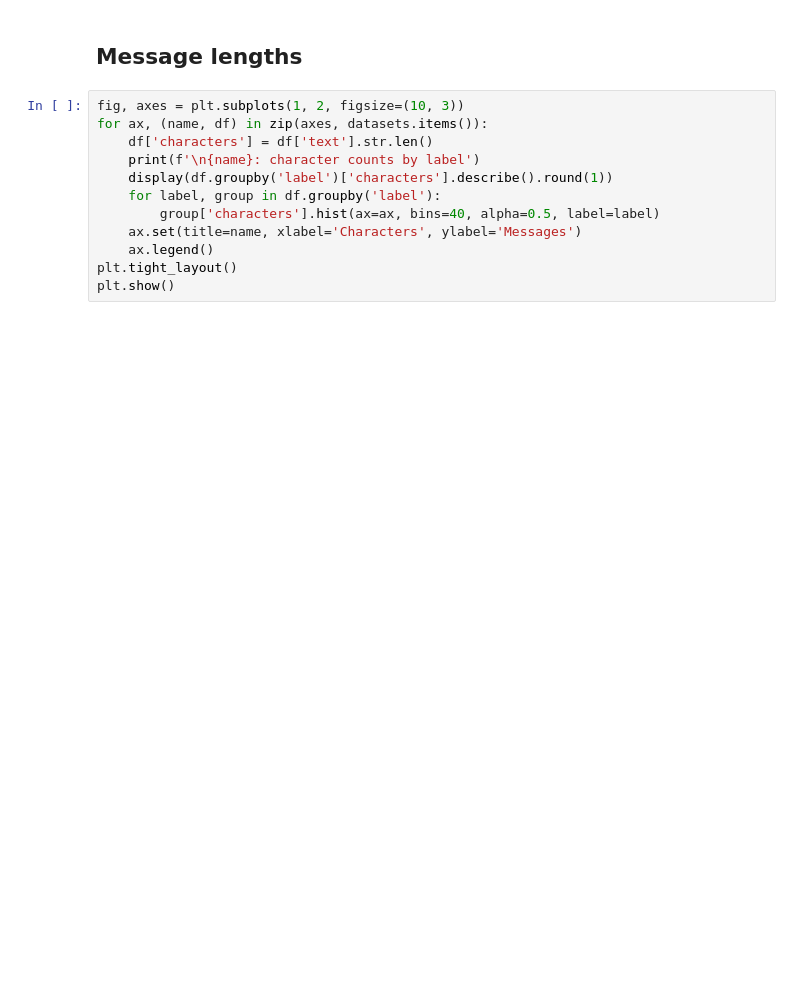
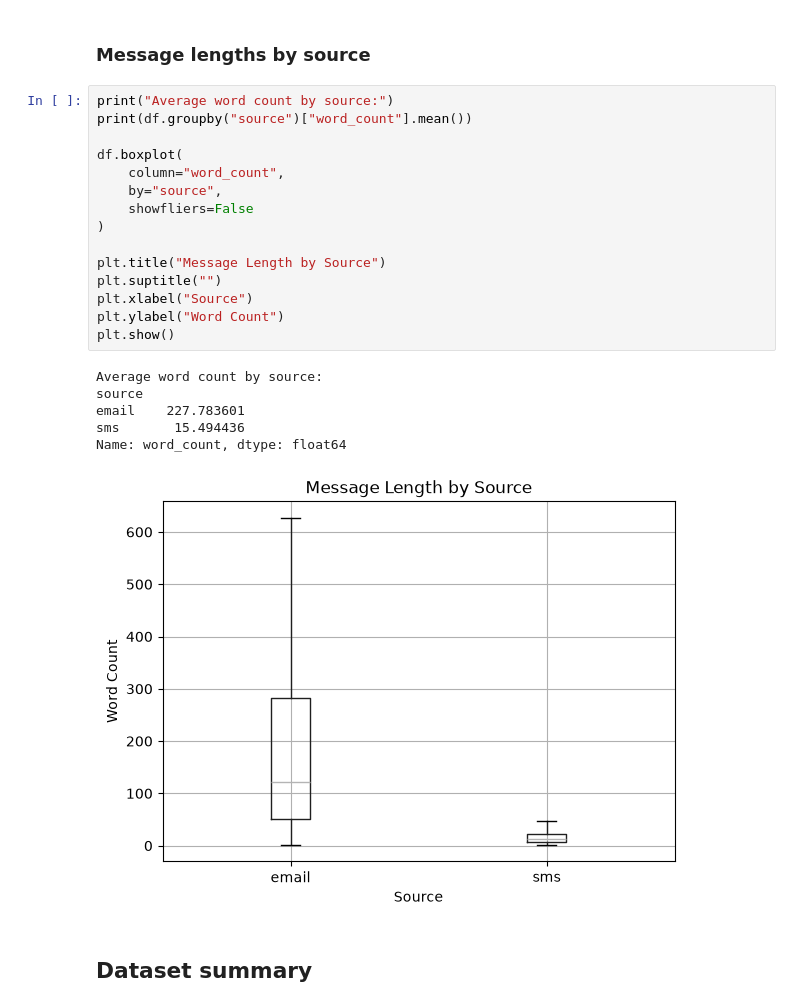
Before and after one commit to cheese-tart/New-folder, a Jupyter notebook: ml/notebooks/exploration.ipynb, the cells around one changed output. Cells and saved outputs as stored; diff of their text form; blank space fills up the shorter version.

```diff
--- a/ml/notebooks/exploration.ipynb
+++ b/ml/notebooks/exploration.ipynb
@@ -45,14 +254,26 @@ plt.show()
 # %% [markdown]
-## Message lengths
+### Message lengths by source
-# %%
-fig, axes = plt.subplots(1, 2, figsize=(10, 3))
-for ax, (name, df) in zip(axes, datasets.items()):
-    df['characters'] = df['text'].str.len()
-    print(f'\n{name}: character counts by label')
-    display(df.groupby('label')['characters'].describe().round(1))
-    for label, group in df.groupby('label'):
-        group['characters'].hist(ax=ax, bins=40, alpha=0.5, label=label)
-    ax.set(title=name, xlabel='Characters', ylabel='Messages')
-    ax.legend()
-plt.tight_layout()
-plt.show()
+# %%
+print("Average word count by source:")
+print(df.groupby("source")["word_count"].mean())
+
+df.boxplot(
+    column="word_count",
+    by="source",
+    showfliers=False
+)
+
+plt.title("Message Length by Source")
+plt.suptitle("")
+plt.xlabel("Source")
+plt.ylabel("Word Count")
+plt.show()
+# %% [output]
+Average word count by source:
+source
+email    227.783601
+sms       15.494436
+Name: word_count, dtype: float64
+[figure, added]
+# %% [markdown]
+## Dataset summary
```
Also changed, not shown: parts of 27 cells of this notebook.
